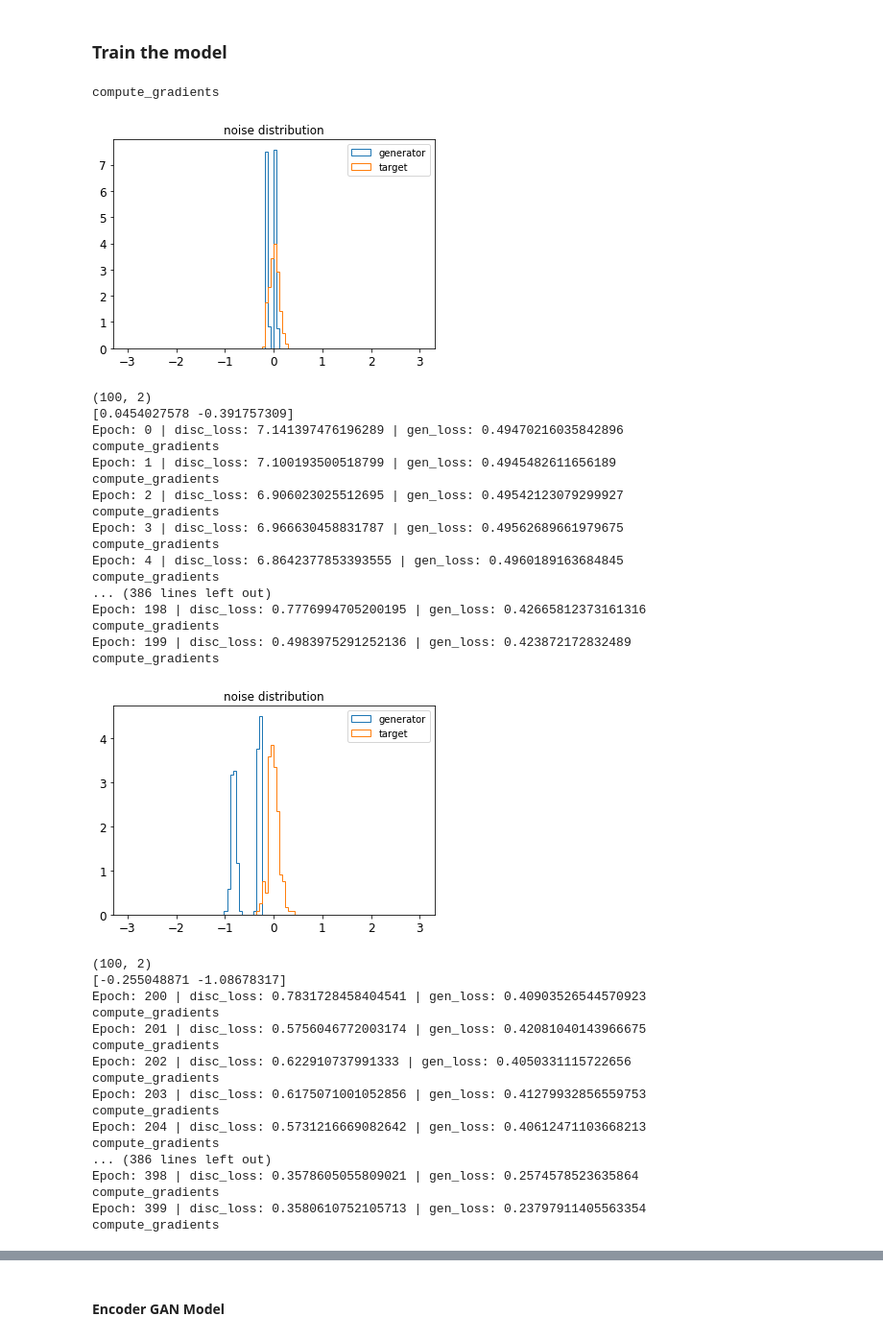
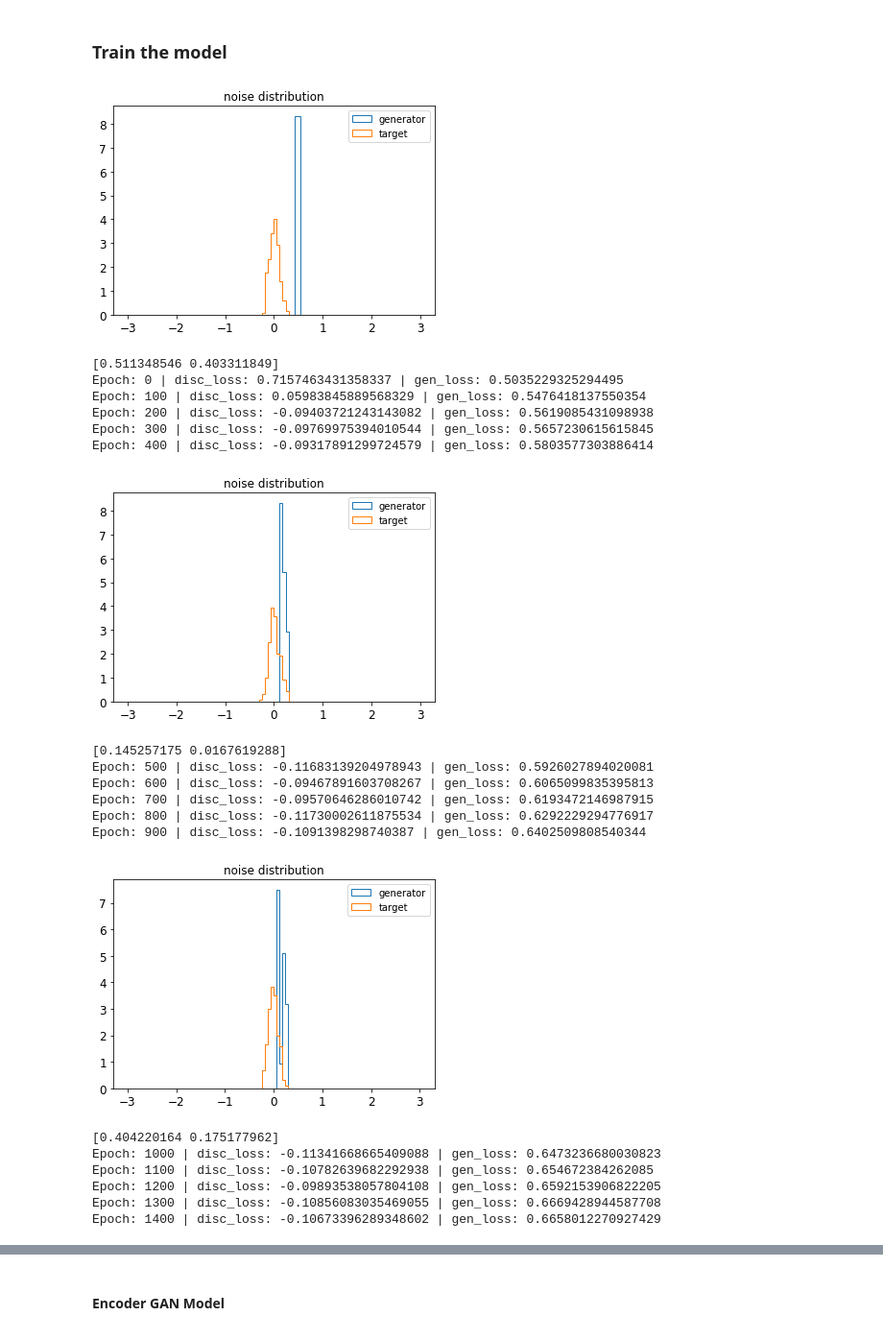
Before and after one commit to YBen1/Autoencoder_communication_system_WGAN_Channel-estimation, a Jupyter notebook: WGAN_Channel_Estimation.ipynb, the cells around one changed output, grey strips where cells are left out. Shown at 96% size. Drawn from its saved outputs; the diff is of its cells as text; code cells hidden in the pictures.

```diff
--- a/WGAN_Channel_Estimation.ipynb
+++ b/WGAN_Channel_Estimation.ipynb
@@ -371,63 +371,49 @@ def test_eval(real_eval_data,fake_eval_data,inputs):
 # a pandas dataframe to save the loss information to
 losses = pd.DataFrame(columns = ['disc_loss', 'gen_loss'])
 # %%
-n_epochs = 1050
+
+n_epochs = 5010
 for epoch in range(n_epochs):
   x = tf.random.normal((batch_size,n),dtype=tf.dtypes.float32)
   x_samp  = x/tf.sqrt(2*tf.reduce_mean(tf.square(x)))
   real_data = real_channel(x_samp, noise_std)
   train(real_data)
     # test on holdout
   loss = []
-  if epoch%200 == 0:
+  if epoch%500 == 0:
     real_c = real_channel(x,noise_std)
     fake_c = w_generator([x])
     real_eval_data, fake_eval_data, inputs = get_evaluation_data(50)
     test_eval(real_eval_data, fake_eval_data, inputs)
     tf.print(fake_c[0])
     #tf.print(disc_loss, gen_loss)
-    loss.append(compute_loss(real_data))
-    losses.loc[len(losses)] = np.mean(loss, axis=0)
+  loss.append(compute_loss(real_data))
+  losses.loc[len(losses)] = np.mean(loss, axis=0)
+  if epoch%100 == 0:
     print(
        "Epoch: {} | disc_loss: {} | gen_loss: {}".format(
             epoch, losses.disc_loss.values[-1], losses.gen_loss.values[-1]
         )  )
 # plot_reconstruction(model)
 # %% [output]
+[figure, new version]
-compute_gradients
+[0.511348546 0.403311849]
+Epoch: 0 | disc_loss: 0.7157463431358337 | gen_loss: 0.5035229325294495
+Epoch: 100 | disc_loss: 0.05983845889568329 | gen_loss: 0.5476418137550354
+Epoch: 200 | disc_loss: -0.09403721243143082 | gen_loss: 0.5619085431098938
+Epoch: 300 | disc_loss: -0.09769975394010544 | gen_loss: 0.5657230615615845
+Epoch: 400 | disc_loss: -0.09317891299724579 | gen_loss: 0.5803577303886414
-[figure, old version]
+[figure, new version]
-(100, 2)
-[0.0454027578 -0.391757309]
-Epoch: 0 | disc_loss: 7.141397476196289 | gen_loss: 0.49470216035842896
-compute_gradients
-Epoch: 1 | disc_loss: 7.100193500518799 | gen_loss: 0.4945482611656189
-compute_gradients
-Epoch: 2 | disc_loss: 6.906023025512695 | gen_loss: 0.49542123079299927
-compute_gradients
-Epoch: 3 | disc_loss: 6.966630458831787 | gen_loss: 0.49562689661979675
-compute_gradients
-Epoch: 4 | disc_loss: 6.8642377853393555 | gen_loss: 0.4960189163684845
-compute_gradients
-... (386 lines left out)
-Epoch: 198 | disc_loss: 0.7776994705200195 | gen_loss: 0.42665812373161316
-compute_gradients
-Epoch: 199 | disc_loss: 0.4983975291252136 | gen_loss: 0.423872172832489
-compute_gradients
+[0.145257175 0.0167619288]
+Epoch: 500 | disc_loss: -0.11683139204978943 | gen_loss: 0.5926027894020081
+Epoch: 600 | disc_loss: -0.09467891603708267 | gen_loss: 0.6065099835395813
+Epoch: 700 | disc_loss: -0.09570646286010742 | gen_loss: 0.6193472146987915
+Epoch: 800 | disc_loss: -0.11730002611875534 | gen_loss: 0.6292229294776917
+Epoch: 900 | disc_loss: -0.1091398298740387 | gen_loss: 0.6402509808540344
-[figure, old version]
+[figure, new version]
-(100, 2)
-[-0.255048871 -1.08678317]
-Epoch: 200 | disc_loss: 0.7831728458404541 | gen_loss: 0.40903526544570923
-compute_gradients
-Epoch: 201 | disc_loss: 0.5756046772003174 | gen_loss: 0.42081040143966675
-compute_gradients
-Epoch: 202 | disc_loss: 0.622910737991333 | gen_loss: 0.4050331115722656
-compute_gradients
-Epoch: 203 | disc_loss: 0.6175071001052856 | gen_loss: 0.41279932856559753
-compute_gradients
-Epoch: 204 | disc_loss: 0.5731216669082642 | gen_loss: 0.40612471103668213
-compute_gradients
-... (386 lines left out)
-Epoch: 398 | disc_loss: 0.3578605055809021 | gen_loss: 0.2574578523635864
-compute_gradients
-Epoch: 399 | disc_loss: 0.3580610752105713 | gen_loss: 0.23797911405563354
-compute_gradients
+[0.404220164 0.175177962]
+Epoch: 1000 | disc_loss: -0.11341668665409088 | gen_loss: 0.6473236680030823
+Epoch: 1100 | disc_loss: -0.10782639682292938 | gen_loss: 0.654672384262085
+Epoch: 1200 | disc_loss: -0.09893538057804108 | gen_loss: 0.6592153906822205
+Epoch: 1300 | disc_loss: -0.10856083035469055 | gen_loss: 0.6669428944587708
+Epoch: 1400 | disc_loss: -0.10673396289348602 | gen_loss: 0.6658012270927429
```
Also changed, not shown: parts of 15 cells of this notebook.
